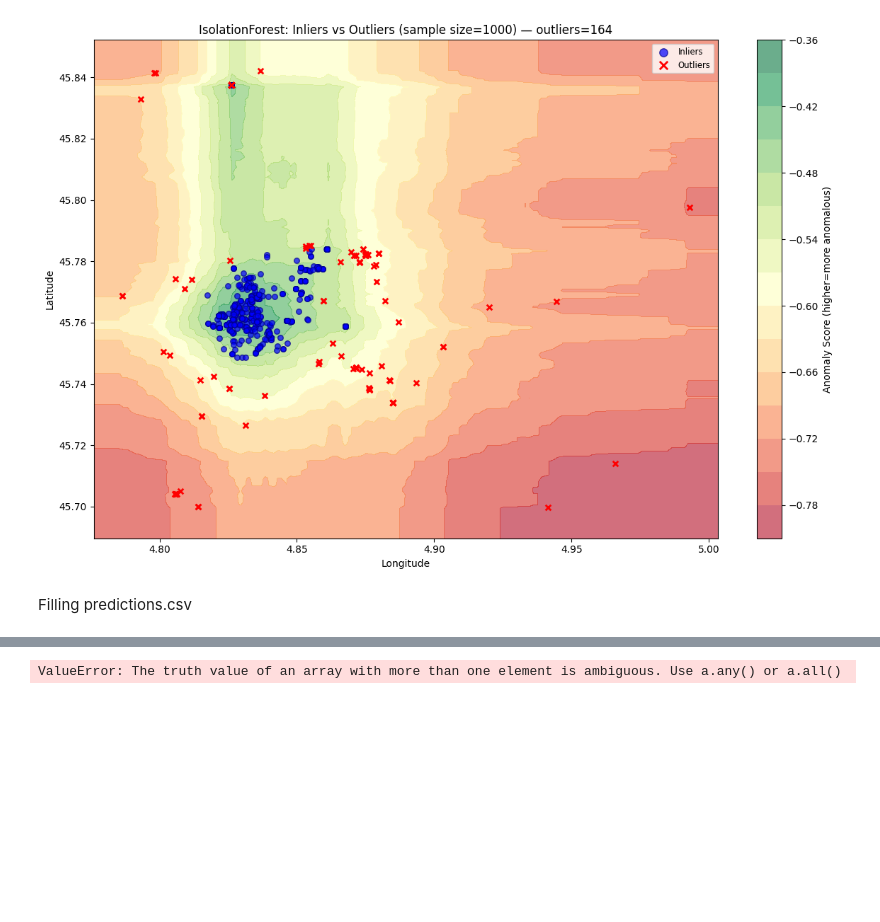
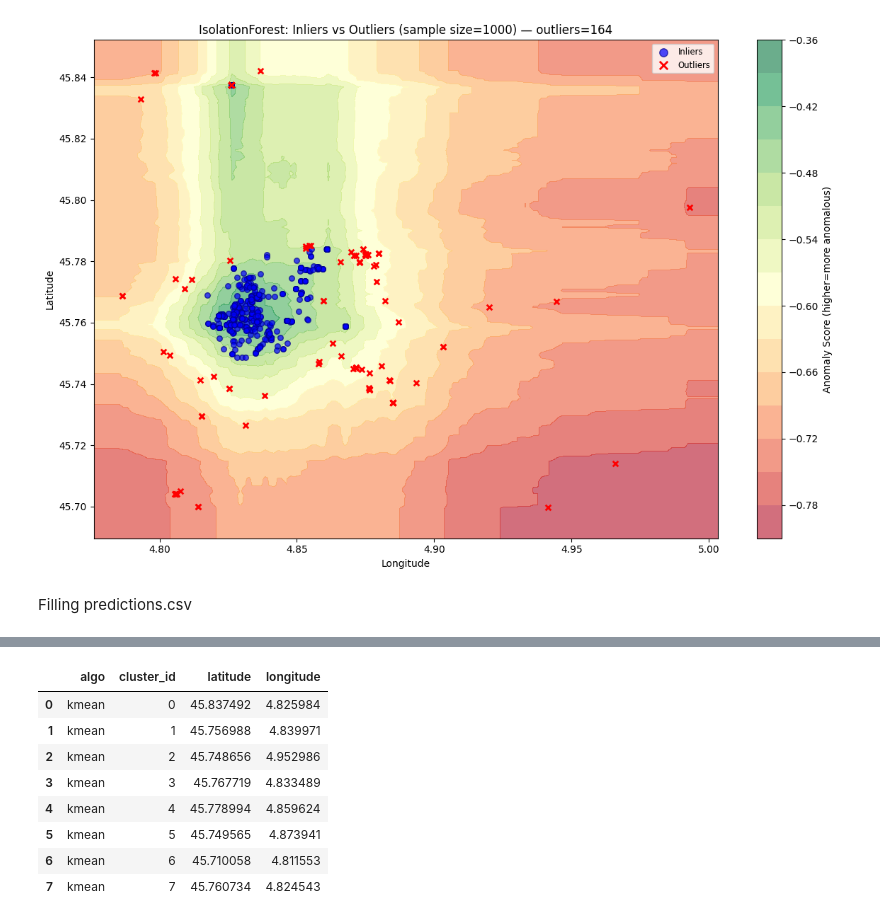
Before and after one commit to Jhouny/Flickr-Clustering, a Jupyter notebook: notebooks/clustering.ipynb, the cells around one changed output, grey strips where cells are left out. Cells and saved outputs as stored; diff of their text form; code cells hidden in the pictures; blank space fills up the shorter version.

```diff
--- a/notebooks/clustering.ipynb
+++ b/notebooks/clustering.ipynb
@@ -274,4 +364,12 @@ def initialize_predictions_from_cleaned(
 # %%
-write_predictions(X, km_clustering, path="../data/predictions.csv")
+extract_cluster_representatives(sample, km_clustering)
 # %% [output]
-ValueError: The truth value of an array with more than one element is ambiguous. Use a.any() or a.all()
+|  | algo | cluster_id | latitude | longitude |
+| 0 | kmean | 0 | 45.837492 | 4.825984 |
+| 1 | kmean | 1 | 45.756988 | 4.839971 |
+| 2 | kmean | 2 | 45.748656 | 4.952986 |
+| 3 | kmean | 3 | 45.767719 | 4.833489 |
+| 4 | kmean | 4 | 45.778994 | 4.859624 |
+| 5 | kmean | 5 | 45.749565 | 4.873941 |
+| 6 | kmean | 6 | 45.710058 | 4.811553 |
+| 7 | kmean | 7 | 45.760734 | 4.824543 |
```
Also changed, not shown: parts of 4 cells of this notebook, 1 other file.
